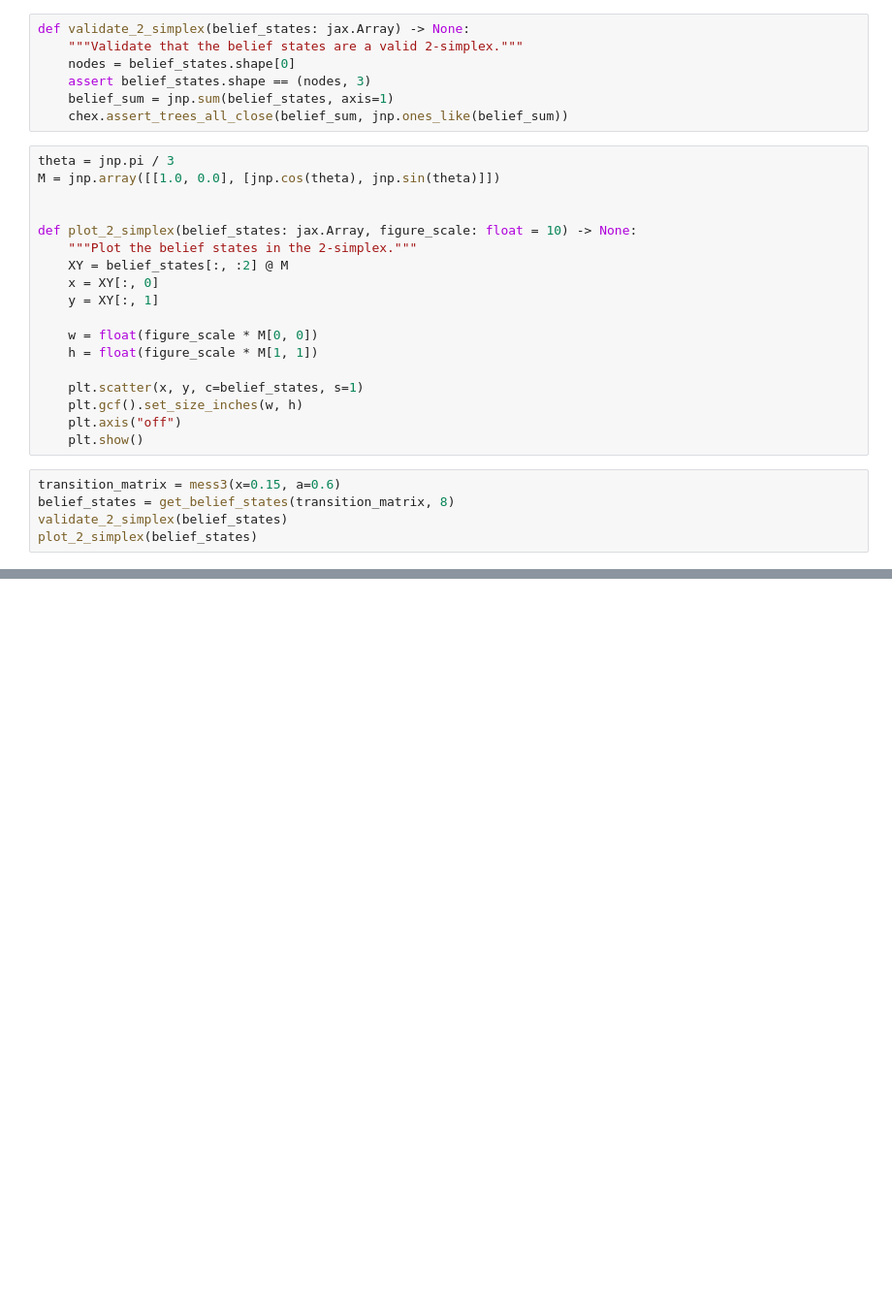
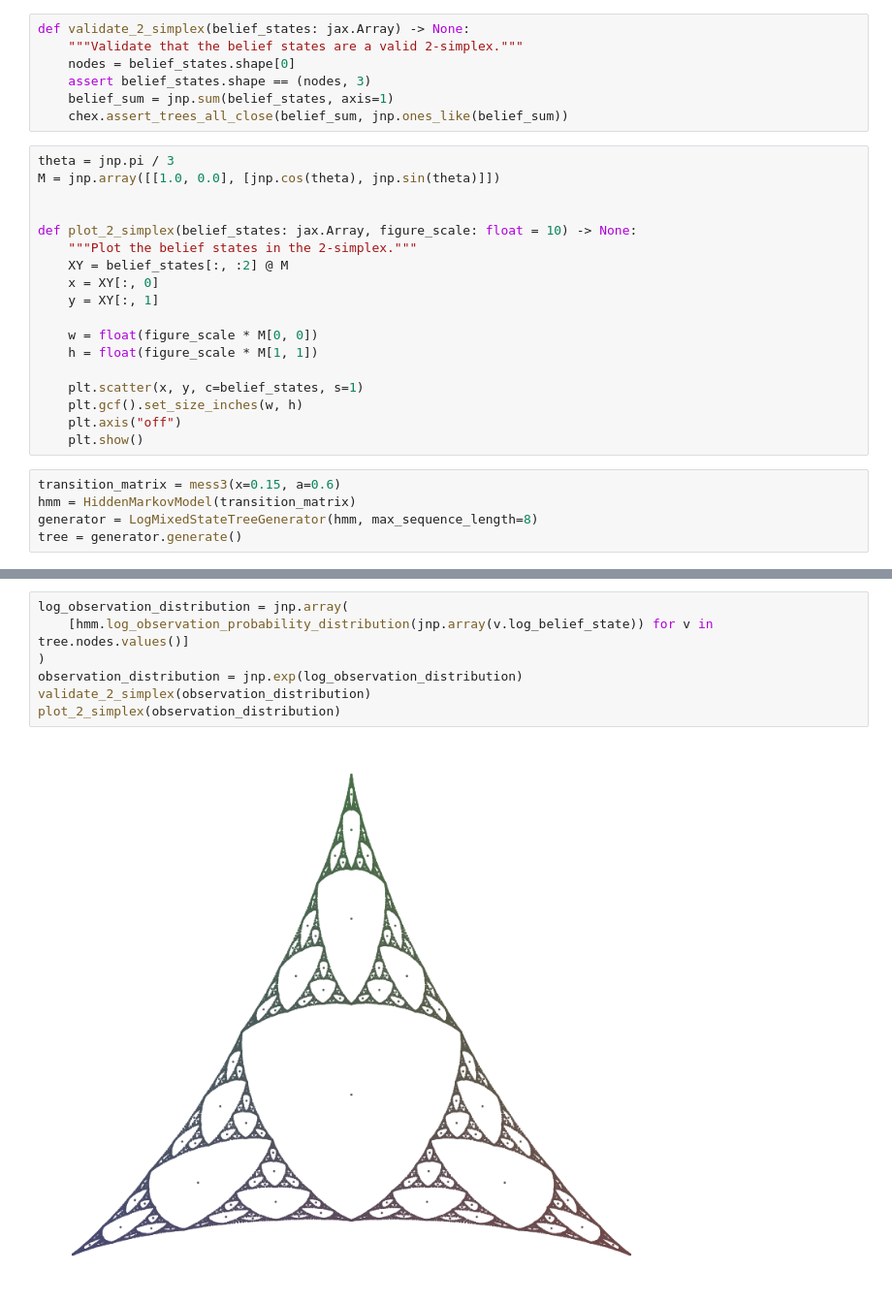
Before and after one commit to Astera-org/simplexity, a Jupyter notebook: notebooks/visualize_2_simplex.ipynb, the cells around one changed output, grey strips where cells are left out. Shown: that part at 97% size. Cells and saved outputs as stored; diff of their text form; blank space fills up the shorter version.

Commit message:
Add visualization of observation distribution for mess3 simplex

```diff
--- a/notebooks/visualize_2_simplex.ipynb
+++ b/notebooks/visualize_2_simplex.ipynb
@@ -42,6 +34,6 @@ def plot_2_simplex(belief_states: jax.Array, figure_scale: float = 10) -> None:
     plt.show()
 # %%
 transition_matrix = mess3(x=0.15, a=0.6)
-belief_states = get_belief_states(transition_matrix, 8)
-validate_2_simplex(belief_states)
-plot_2_simplex(belief_states)
+hmm = HiddenMarkovModel(transition_matrix)
+generator = LogMixedStateTreeGenerator(hmm, max_sequence_length=8)
+tree = generator.generate()
@@ -49,0 +47,9 @@ plot_2_simplex(belief_states)
+# %%
+log_observation_distribution = jnp.array(
+    [hmm.log_observation_probability_distribution(jnp.array(v.log_belief_state)) for v in tree.nodes.values()]
+)
+observation_distribution = jnp.exp(log_observation_distribution)
+validate_2_simplex(observation_distribution)
+plot_2_simplex(observation_distribution)
+# %% [output]
+[figure, added]
```
Also changed, not shown: parts of 4 cells of this notebook.
